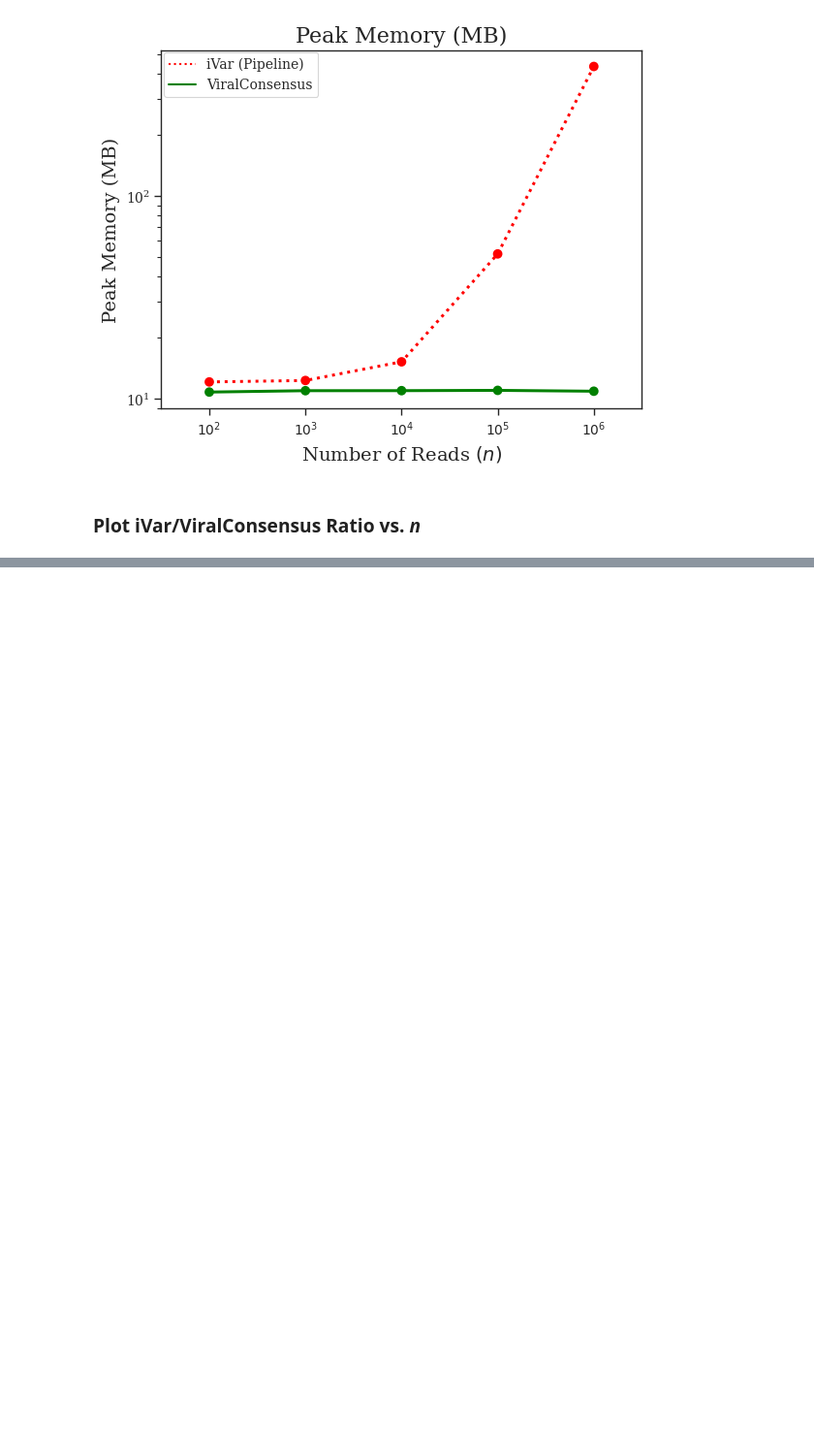
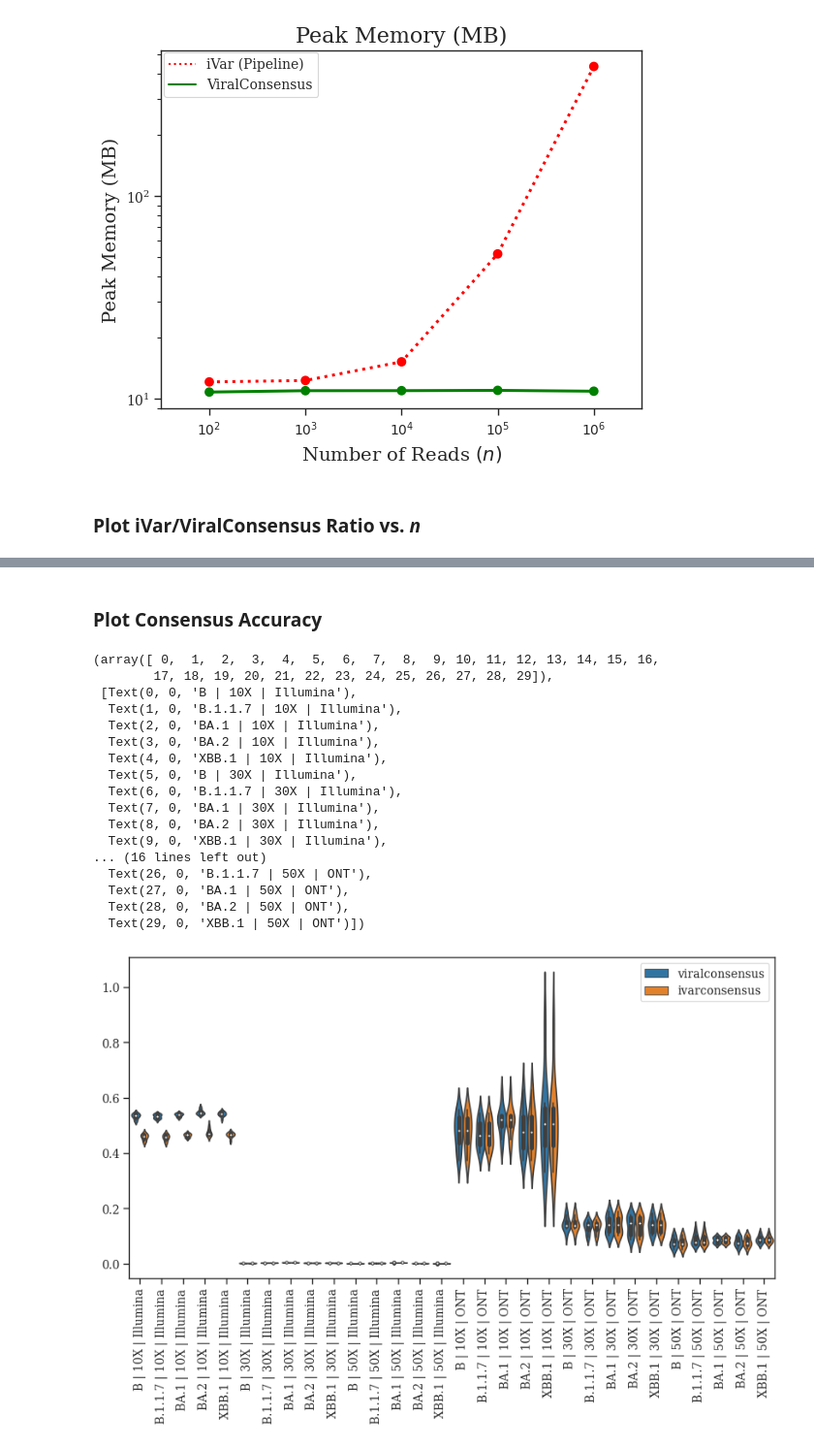
Before and after one commit to niemasd/ViralConsensus-Paper, a Jupyter notebook: scripts/Figures.ipynb, the cells around one changed output, grey strips where cells are left out. Shown at 97% size. Cells and saved outputs as stored; diff of their text form; code cells hidden in the pictures; blank space fills up the shorter version.

Commit message:
Added plot of accuracy

```diff
--- a/scripts/Figures.ipynb
+++ b/scripts/Figures.ipynb
@@ -36,7 +36,10 @@ meta = {
     'label': {
         'amplipy_aio': 'AmpliPy (AIO)',
         'ivar_pipeline': 'iVar (Pipeline)',
+        'ivarconsensus': 'iVar (Pipeline)',
         'viralconsensus': 'ViralConsensus',
+        'illumina': 'Illumina',
+        'ont': 'ONT',
         'time': 'Total Runtime (s)',
         'mem': 'Peak Memory (MB)',
         'ratio_time': 'iVar/ViralConsensus Runtime Ratio',
@@ -75,3 +80,7 @@ def sci_not_mult10(n):
+# %%
+def hamming(fn, normalize=True):
+    x, y = [l.strip() for l in open(fn) if not l.startswith('>')]
+    return sum(x[i] != y[i] for i in range(len(x)))/float(len(x))
 # %% [markdown]
 ### Helper: Parse `/usr/bin/time` Output
 # %%
@@ -95,7 +104,7 @@ def parse_time_output(lines):
 ### Load Data from Zips
 # %%
 data = dict()
-for z_fn in glob('%s/n*/n*.r*.zip' % DATADIR):
+for z_fn in glob('%s/time_memory_benchmark/n*/n*.r*.zip' % DATADIR):
     n = int(z_fn.split('/')[-1].split('.')[0].lstrip('n'))
     r = int(z_fn.split('/')[-1].split('.')[1].lstrip('r'))
     z = ZipFile(z_fn)
@@ -161 +170,34 @@ for plot in ['time', 'mem']:
 [figure]
+# %% [markdown]
+### Plot Consensus Accuracy
+# %%
+fig, ax = plt.subplots(figsize=(10,5)); handles = list(); x = list(); y = list(); h = list()
+for sequencer in ['illumina', 'ont']:
+    for coverage in [10, 30, 50]:
+        for lineage in ['B', 'B.1.1.7', 'BA.1', 'BA.2', 'XBB.1']:
+            for tool in ['viralconsensus', 'ivarconsensus']:
+                for aln in glob('%s/accuracy_benchmark/lineage_%s/c%d/%s/%s/*.aln' % (DATADIR, lineage, coverage, sequencer, tool)):
+                    x.append("%s | %dX | %s" % (lineage, coverage, meta['label'][sequencer]))
+                    y.append(hamming(aln))
+                    h.append(tool)
+violinplot(x=x, y=y, hue=h)
+plt.xticks(rotation=90)
+# %% [output]
+(array([ 0,  1,  2,  3,  4,  5,  6,  7,  8,  9, 10, 11, 12, 13, 14, 15, 16,
+        17, 18, 19, 20, 21, 22, 23, 24, 25, 26, 27, 28, 29]),
+ [Text(0, 0, 'B | 10X | Illumina'),
+  Text(1, 0, 'B.1.1.7 | 10X | Illumina'),
+  Text(2, 0, 'BA.1 | 10X | Illumina'),
+  Text(3, 0, 'BA.2 | 10X | Illumina'),
+  Text(4, 0, 'XBB.1 | 10X | Illumina'),
+  Text(5, 0, 'B | 30X | Illumina'),
+  Text(6, 0, 'B.1.1.7 | 30X | Illumina'),
+  Text(7, 0, 'BA.1 | 30X | Illumina'),
+  Text(8, 0, 'BA.2 | 30X | Illumina'),
+  Text(9, 0, 'XBB.1 | 30X | Illumina'),
+... (16 lines left out)
+  Text(26, 0, 'B.1.1.7 | 50X | ONT'),
+  Text(27, 0, 'BA.1 | 50X | ONT'),
+  Text(28, 0, 'BA.2 | 50X | ONT'),
+  Text(29, 0, 'XBB.1 | 50X | ONT')])
+[figure, added]
```
Also changed, not shown: parts of 2 cells of this notebook, 4 other files.
